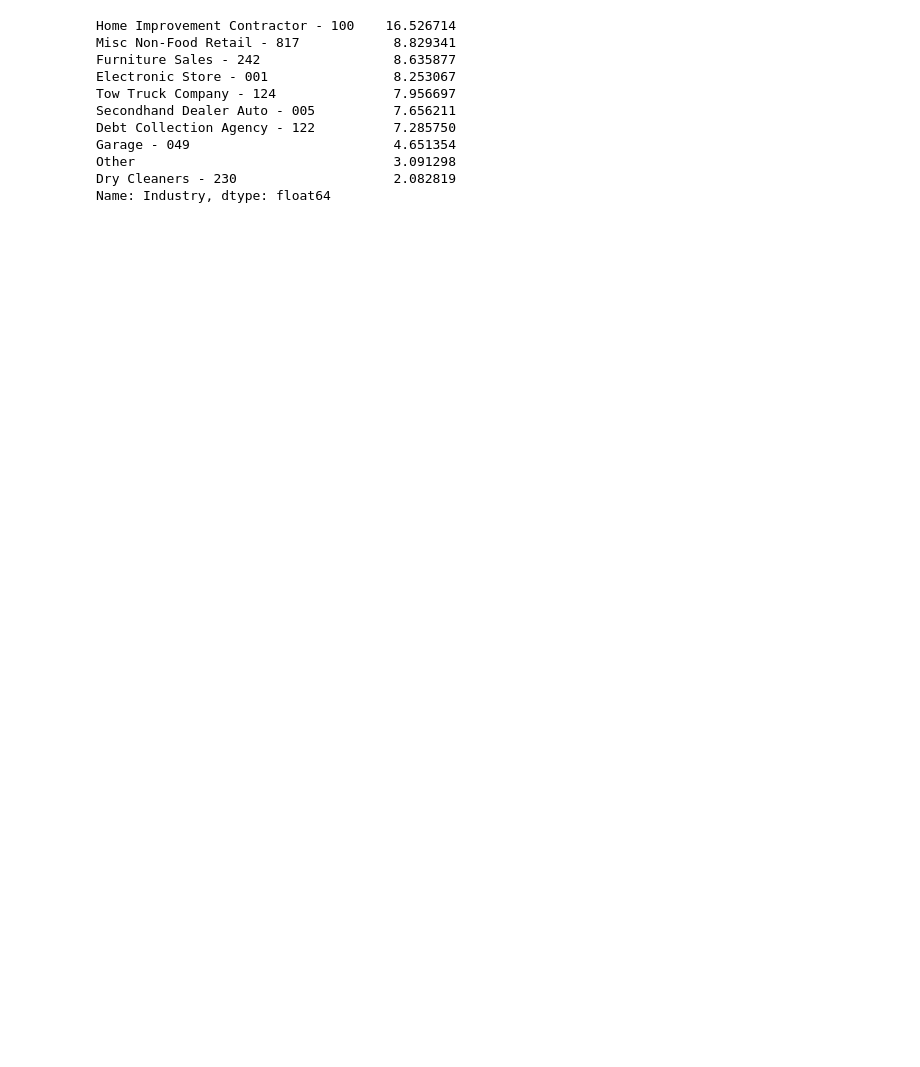
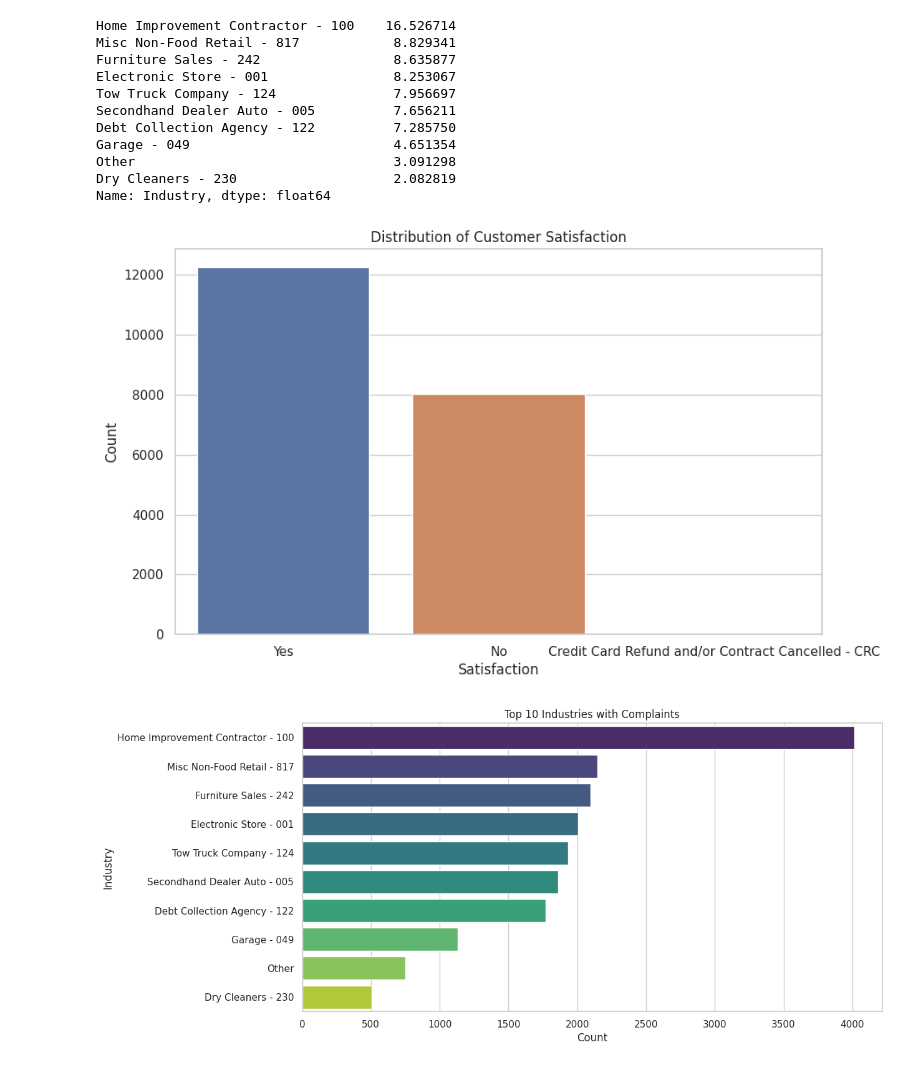
Before and after one commit to waheeb123/Python, a Jupyter notebook: proposal_project.ipynb, the cells around one changed output. Drawn from its saved outputs; the diff is of its cells as text; code cells hidden in the pictures; blank space fills up the shorter version.

```diff
--- a/proposal_project.ipynb
+++ b/proposal_project.ipynb
@@ -111,3 +111,35 @@ Garage - 049                          4.651354
 Other                                 3.091298
 Dry Cleaners - 230                    2.082819
 Name: Industry, dtype: float64
+# %%
+import matplotlib.pyplot as plt
+import seaborn as sns
+import plotly.express as px
+
+# Set the style for Seaborn plots
+sns.set(style="whitegrid")
+
+# Plot distribution of 'Satisfaction'
+plt.figure(figsize=(10, 6))
+sns.countplot(data=df, x='Satisfaction')
+plt.title('Distribution of Customer Satisfaction')
+plt.xlabel('Satisfaction')
+plt.ylabel('Count')
+plt.show()
+
+# Plot a bar chart for the top industries
+top_industries = df['Industry'].value_counts().head(10)
+plt.figure(figsize=(12, 6))
+sns.barplot(x=top_industries, y=top_industries.index, palette='viridis')
+plt.title('Top 10 Industries with Complaints')
+plt.xlabel('Count')
+plt.ylabel('Industry')
+plt.show()
+
+
+# Create a scatter plot of Longitude and Latitude
+fig = px.scatter(df, x='Longitude', y='Latitude', title='Geospatial Distribution of Complaints')
+fig.show()
+# %% [output]
+[figure, added]
+[figure, added]
```
Also changed, not shown: parts of 1 cell of this notebook.
